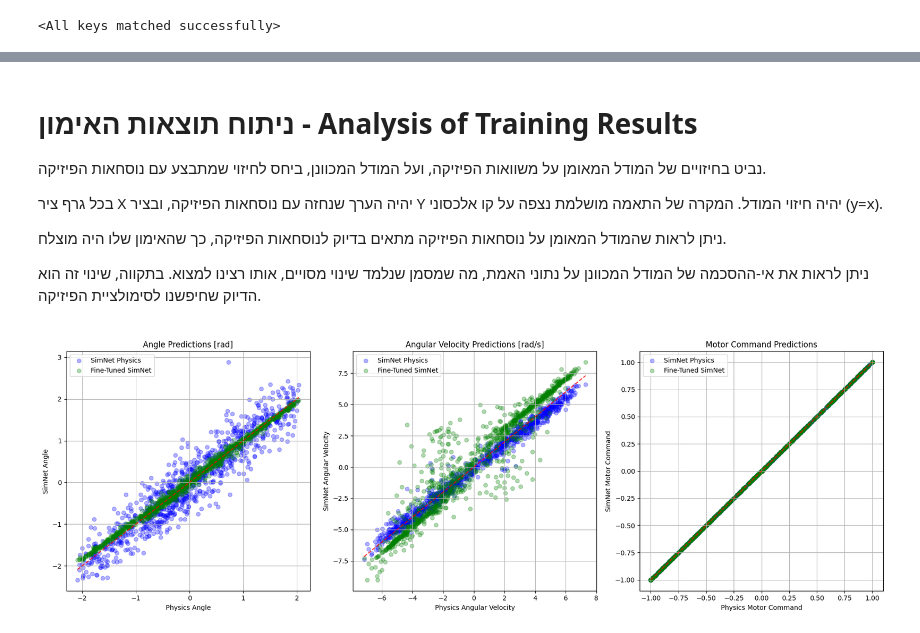
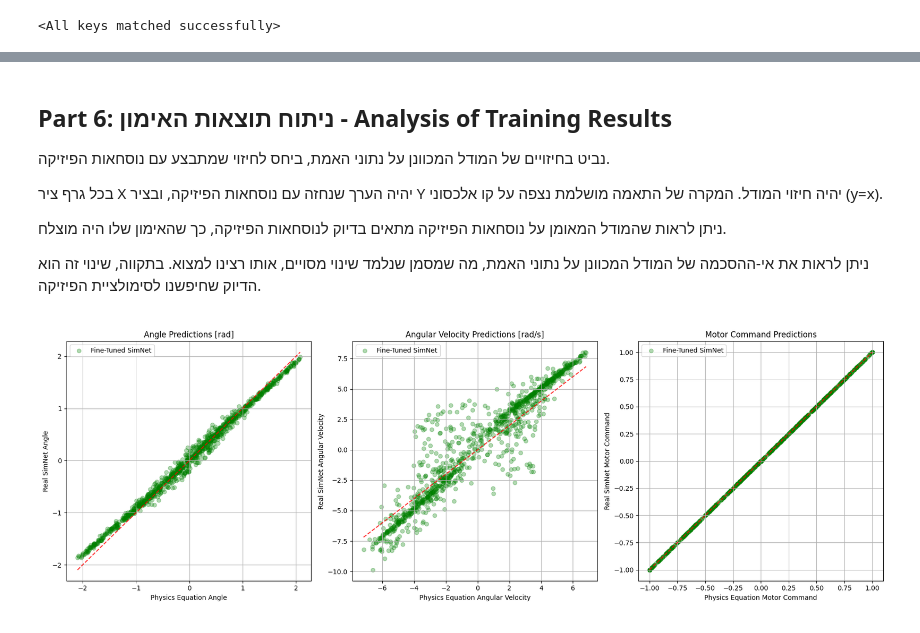
Before and after one commit to EyalPorat/ddpg-balancing-robot, a Jupyter notebook: python/notebooks/train_simnet.ipynb, the cells around one changed output, grey strips where cells are left out. Drawn from its saved outputs; the diff is of its cells as text; code cells hidden in the pictures.

```diff
--- a/python/notebooks/train_simnet.ipynb
+++ b/python/notebooks/train_simnet.ipynb
@@ -942,9 +860,9 @@ plt.show()
 # %% [markdown]
 <div dir="rtl">
 
-# ניתוח תוצאות האימון - Analysis of Training Results
+## Part 6: ניתוח תוצאות האימון - Analysis of Training Results
 
-נביט בחיזויים של המודל המאומן על משוואות הפיזיקה, ועל המודל המכוונן, ביחס לחיזוי שמתבצע עם נוסחאות הפיזיקה.
+נביט בחיזויים של המודל המכוונן על נתוני האמת, ביחס לחיזוי שמתבצע עם נוסחאות הפיזיקה.
 
 בכל גרף ציר X יהיה הערך שנחזה עם נוסחאות הפיזיקה, ובציר Y יהיה חיזוי המודל. המקרה של התאמה מושלמת נצפה על קו אלכסוני (y=x).
 
@@ -957,77 +875,67 @@ test_states = val_data["states"][:1000]
 test_actions = val_data["actions"][:1000]
 physics_preds = val_data["next_states"][:1000]  # The actual next states from the physics data
 
-# Get SimNet predictions
+# Get SimNet predictions from fine-tuned model
 simnet_preds = []
-simnet_physics_preds = []
 
 for s, a in zip(test_states, test_actions):
     s_tensor = torch.tensor(s, dtype=torch.float32).unsqueeze(0)
     a_tensor = torch.tensor(a, dtype=torch.float32).unsqueeze(0)
 
+    # Get prediction from fine-tuned SimNet model
     pred_next = trainer.simnet(s_tensor, a_tensor).detach().numpy()[0]
     simnet_preds.append(pred_next)
 
-    pred_next_physics = simnet_physics(s_tensor, a_tensor).detach().numpy()[0]
-    simnet_physics_preds.append(pred_next_physics)
+simnet_preds = np.array(simnet_preds)
 
-simnet_preds = np.array(simnet_preds)
-simnet_physics_preds = np.array(simnet_physics_preds)
-
-def plot_state_predictions(physics_preds, simnet_preds, simnet_physics_preds, save_path=None):
-    """Plot predictions with clear indexing for enhanced state."""
+def plot_state_predictions(physics_preds, simnet_preds, save_path=None):
+    """Plot predictions comparing physics equations with fine-tuned SimNet."""
     fig, axes = plt.subplots(1, 3, figsize=(18, 6))
 
-    # Plot angle predictions (index 0 is still theta)
-    axes[0].scatter(physics_preds[:, 0], simnet_physics_preds[:, 0], alpha=0.3, label="SimNet Physics", color="blue")
+    # Plot angle predictions (index 0 is theta)
     axes[0].scatter(physics_preds[:, 0], simnet_preds[:, 0], alpha=0.3, label="Fine-Tuned SimNet", color="green")
     min_val, max_val = min(physics_preds[:, 0]), max(physics_preds[:, 0])
     axes[0].plot([min_val, max_val], [min_val, max_val], "r--", alpha=0.8)
-    axes[0].set_xlabel("Physics Angle")
-    axes[0].set_ylabel("SimNet Angle")
+    axes[0].set_xlabel("Physics Equation Angle")
+    axes[0].set_ylabel("Real SimNet Angle")
     axes[0].set_title("Angle Predictions [rad]")
     axes[0].grid(True)
     axes[0].legend()
 
-    # Plot angular velocity predictions (index 1 is still theta_dot)
-    axes[1].scatter(physics_preds[:, 1], simnet_physics_preds[:, 1], alpha=0.3, label="SimNet Physics", color="blue")
+    # Plot angular velocity predictions (index 1 is theta_dot)
     axes[1].scatter(physics_preds[:, 1], simnet_preds[:, 1], alpha=0.3, label="Fine-Tuned SimNet", color="green")
     min_val, max_val = min(physics_preds[:, 1]), max(physics_preds[:, 1])
     axes[1].plot([min_val, max_val], [min_val, max_val], "r--", alpha=0.8)
-    axes[1].set_xlabel("Physics Angular Velocity")
-    axes[1].set_ylabel("SimNet Angular Velocity")
+    axes[1].set_xlabel("Physics Equation Angular Velocity")
+    axes[1].set_ylabel("Real SimNet Angular Velocity")
     axes[1].set_title("Angular Velocity Predictions [rad/s]")
     axes[1].grid(True)
     axes[1].legend()
 
-    # Plot motor command predictions - IMPORTANT: In enhanced state model, this is at index 2
-    # But beware that simnet_preds might have the motor command in a different position
-    # It should be the prev_motor_command value
-    axes[2].scatter(physics_preds[:, 2], simnet_physics_preds[:, 2], alpha=0.3, label="SimNet Physics", color="blue")
+    # Plot motor command predictions (index 2 is prev_motor_command)
     axes[2].scatter(physics_preds[:, 2], simnet_preds[:, 2], alpha=0.3, label="Fine-Tuned SimNet", color="green")
     min_val, max_val = min(physics_preds[:, 2]), max(physics_preds[:, 2])
     axes[2].plot([min_val, max_val], [min_val, max_val], "r--", alpha=0.8)
-    axes[2].set_xlabel("Physics Motor Command")
-    axes[2].set_ylabel("SimNet Motor Command")
+    axes[2].set_xlabel("Physics Equation Motor Command")
+    axes[2].set_ylabel("Real SimNet Motor Command")
     axes[2].set_title("Motor Command Predictions")
     axes[2].grid(True)
     axes[2].legend()
 
     plt.tight_layout()
     if save_path:
         plt.savefig(save_path)
     return fig
 
-# Use improved function for visualization
+# Use improved function for visualization - comparing real SimNet with physics equations
 fig = plot_state_predictions(
     physics_preds=physics_preds,
     simnet_preds=simnet_preds,
-    simnet_physics_preds=simnet_physics_preds,
-    save_path=log_dir / "prediction_comparison_enhanced.png",
+    save_path=log_dir / "real_vs_physics_comparison.png",
 )
 plt.show()
 # %% [output]
-[figure, old version]
+[figure, new version]
 # %% [markdown]
 <div dir="rtl">
 
```
Also changed, not shown: parts of 22 cells of this notebook, 17 other files.
